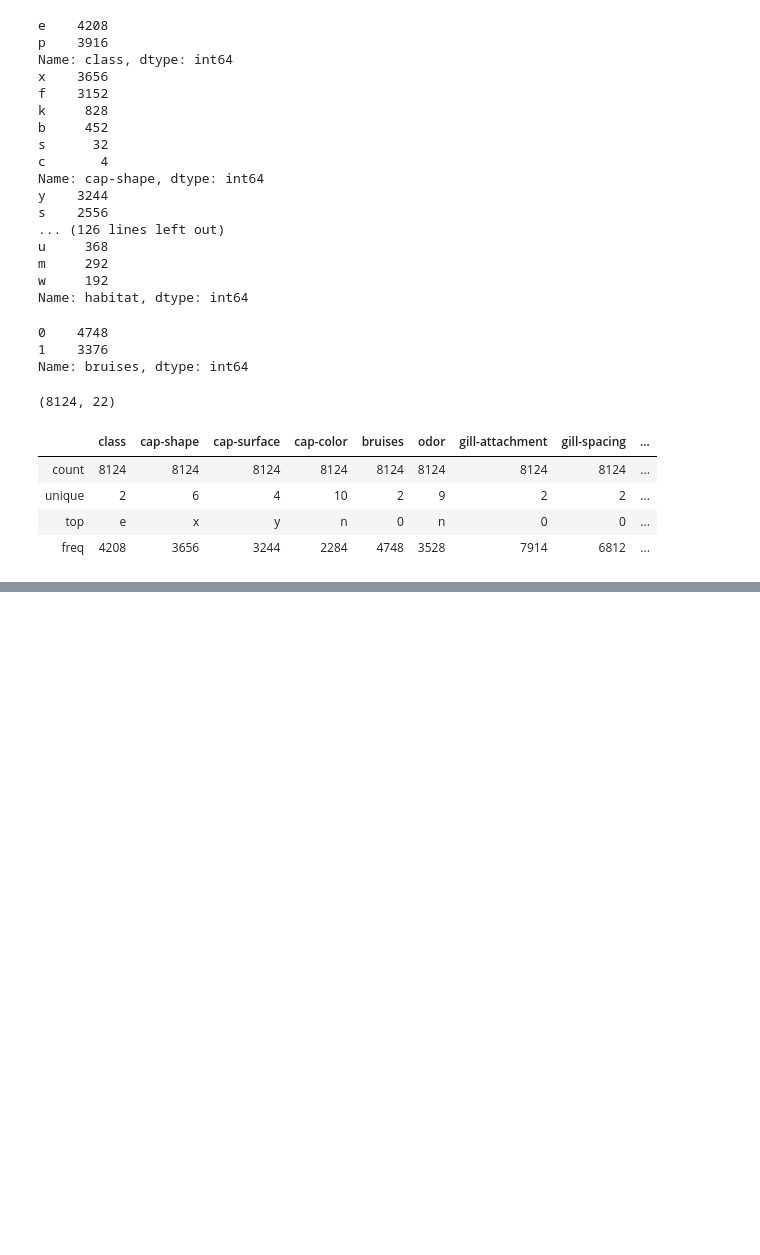
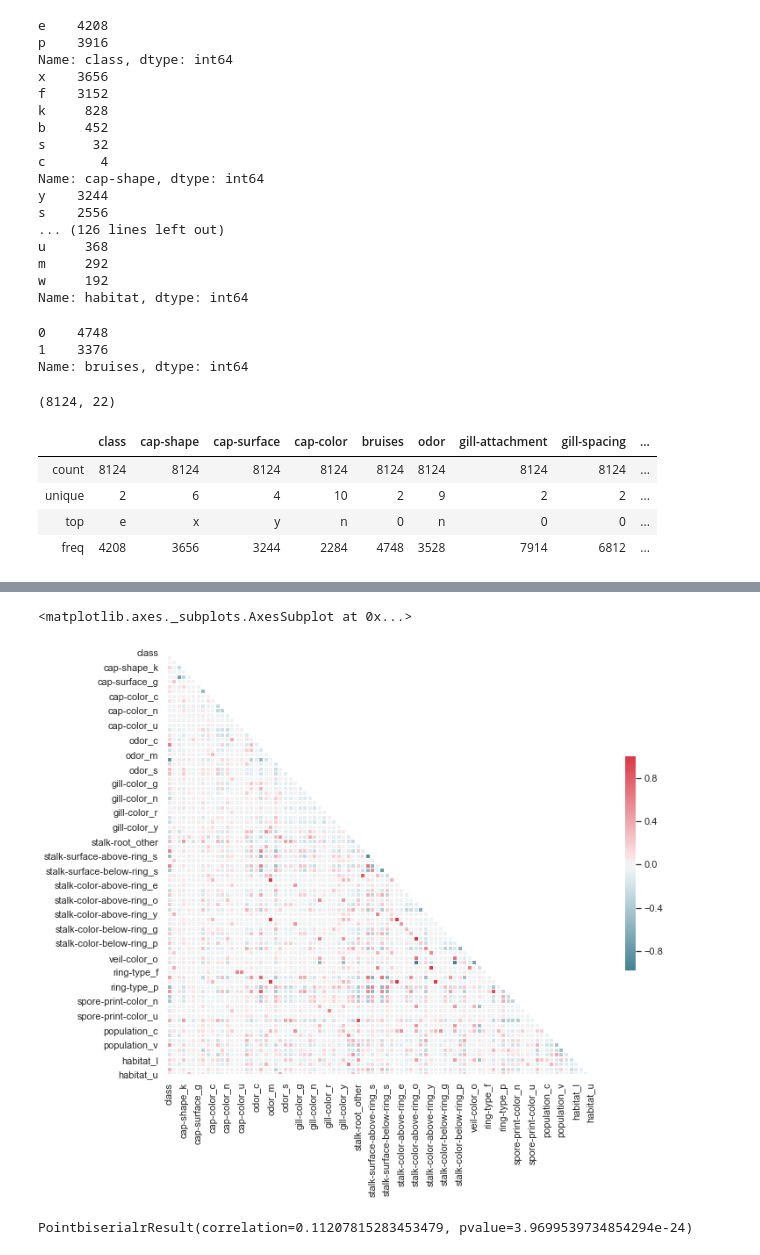
Before and after one commit to AlisonSalerno/mushroom-classification-project, a Jupyter notebook: data_cleaning&EDA.ipynb, the cells around one changed output, grey strips where cells are left out. Cells and saved outputs as stored; diff of their text form; code cells hidden in the pictures; blank space fills up the shorter version.

```diff
--- a/data_cleaning&EDA.ipynb
+++ b/data_cleaning&EDA.ipynb
@@ -203,0 +256,6 @@ for col in data:
+# %%
+y=df['class']
+x=df.drop(['class','bruises','gill-attachment','gill-spacing','gill-size','stalk-shape','ring-number'],axis=1)
+# %%
+df3=pd.get_dummies(x,drop_first=True)
+#creating dummies for all features that are not binary or ordinal/numeric
@@ -203,0 +282,2 @@ for col in data:
+# %%
+df_final=pd.concat([df,df3],axis=1)
@@ -203,0 +300,2 @@ for col in data:
+# %%
+df_final.drop(columns=['cap-shape','cap-surface','cap-color','odor','gill-color','stalk-root','stalk-surface-above-ring','stalk-surface-below-ring','stalk-color-above-ring','stalk-color-below-ring','veil-color','ring-type','spore-print-color','population','habitat'],inplace=True)
@@ -203,0 +339,23 @@ for col in data:
+# %%
+sns.set(style="white")
+
+
+# Compute the correlation matrix
+corr = df_final.corr()
+
+# Generate a mask for the upper triangle
+mask = np.zeros_like(corr, dtype=np.bool)
+mask[np.triu_indices_from(mask)] = True
+
+# Set up the matplotlib figure
+f, ax = plt.subplots(figsize=(11, 9))
+
+# Generate a custom diverging colormap
+cmap = sns.diverging_palette(220, 10, as_cmap=True)
+
+# Draw the heatmap with the mask and correct aspect ratio
+sns.heatmap(corr, mask=mask, cmap=cmap, vmax=1, center=0,
+            square=True, linewidths=.5, cbar_kws={"shrink": .5})
+# %% [output]
+<matplotlib.axes._subplots.AxesSubplot at 0x...>
+[figure, added]
@@ -203,0 +365,6 @@ for col in data:
+# %%
+#point biserial correlation?
+from scipy import stats
+stats.pointbiserialr(df_final['habitat_u'],y)
+# %% [output]
+PointbiserialrResult(correlation=0.11207815283453479, pvalue=3.9699539734854294e-24)
```
Also changed, not shown: parts of 21 cells of this notebook, 3 other files.
